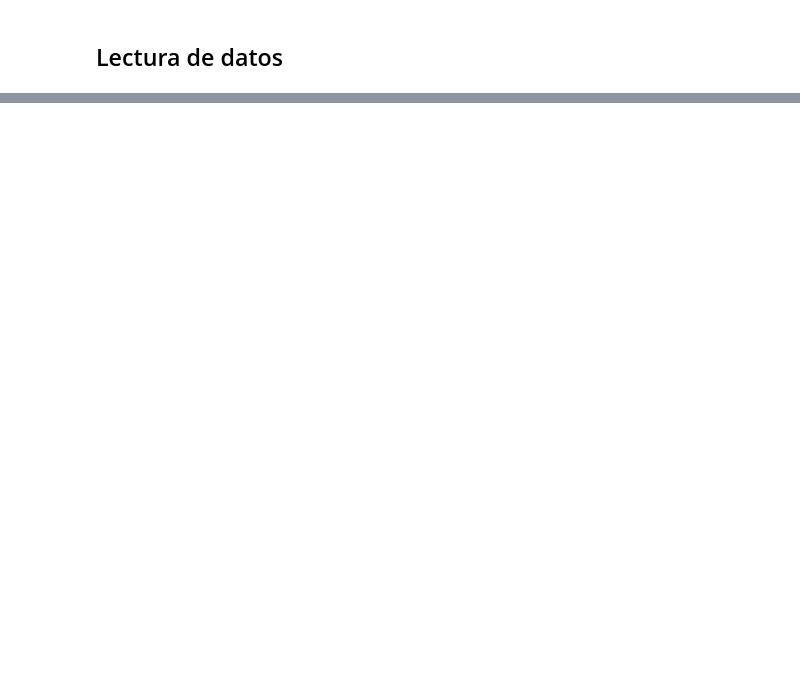
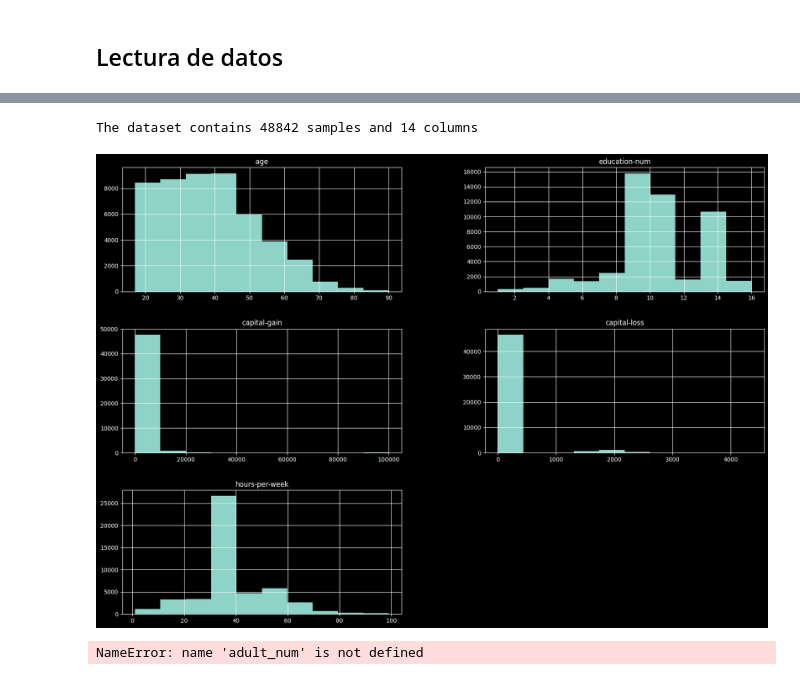
Before and after one commit to Scol-project/curso_ml, a Jupyter notebook: python_code/Scikit_code.ipynb, the cells around one changed output, grey strips where cells are left out. Drawn from its saved outputs; the diff is of its cells as text; code cells hidden in the pictures; blank space fills up the shorter version.

```diff
--- a/python_code/Scikit_code.ipynb
+++ b/python_code/Scikit_code.ipynb
@@ -52,0 +86,5 @@ numerical_columns=numerical_columns_selector(adult_X) #Esta incuirá columna edu
+# %%
+#Segundo ejercicio: quirar espacios para columnas de strings incluido el traget ("<=50K" en vez de " <=50K")
+obj_columns_selector=#selector
+obj_columns=#
+adult_census[obj_columns]=adult_census[obj_columns].apply(lambda x: x.str.strip())
@@ -52,0 +184,14 @@ numerical_columns=numerical_columns_selector(adult_X) #Esta incuirá columna edu
+# %%
+print(
+    f"The dataset contains {adult_census.shape[0]} samples and "
+    f"{adult_census.shape[1]} columns"
+)
+
+_ = adult_census.hist(figsize=(20, 14))
+# %% [output]
+The dataset contains 48842 samples and 14 columns
+[figure, added]
+# %%
+adult_num.describe()
+# %% [output]
+NameError: name 'adult_num' is not defined
```
Also changed, not shown: parts of 13 cells of this notebook.
